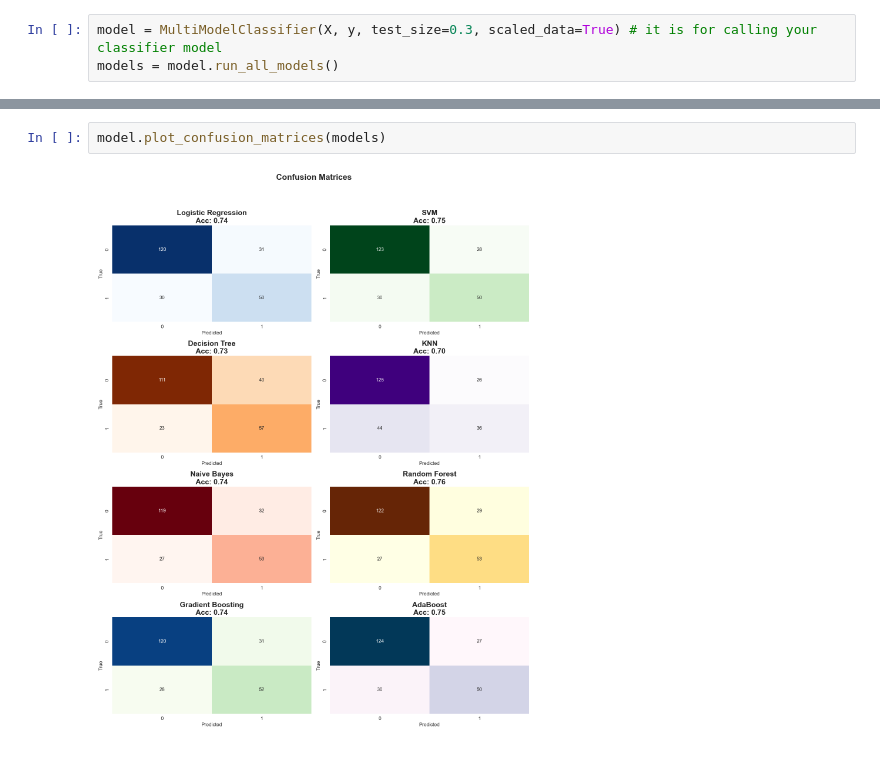
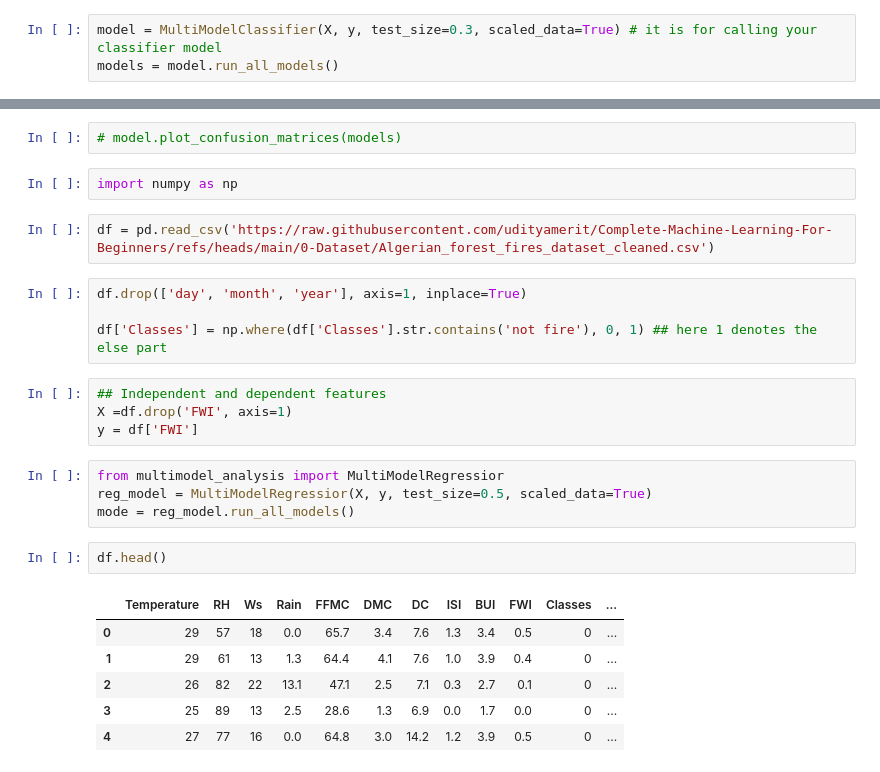
Before and after one commit to udityamerit/Multimodel-Analysis-Pacakge, a Jupyter notebook: test.ipynb, the cells around one changed output, grey strips where cells are left out. Cells and saved outputs as stored; diff of their text form.

Commit message:
updating the multimodel.py file

```diff
--- a/test.ipynb
+++ b/test.ipynb
@@ -23,4 +38,27 @@ model.plot_confusion_matrices(models)
 # %%
-model.plot_confusion_matrices(models)
+# model.plot_confusion_matrices(models)
-# %% [output]
-[figure, removed]
+# %%
+import numpy as np
+# %%
+df = pd.read_csv('https://raw.githubusercontent.com/udityamerit/Complete-Machine-Learning-For-Beginners/refs/heads/main/0-Dataset/Algerian_forest_fires_dataset_cleaned.csv')
+# %%
+df.drop(['day', 'month', 'year'], axis=1, inplace=True)
+
+df['Classes'] = np.where(df['Classes'].str.contains('not fire'), 0, 1) ## here 1 denotes the else part
+# %%
+## Independent and dependent features
+X =df.drop('FWI', axis=1)
+y = df['FWI']
+# %%
+from multimodel_analysis import MultiModelRegressior
+reg_model = MultiModelRegressior(X, y, test_size=0.5, scaled_data=True)
+mode = reg_model.run_all_models()
+# %%
+df.head()
+# %% [output]
+|  | Temperature | RH | Ws | Rain | FFMC | DMC | DC | ISI | BUI | FWI | Classes | ... |
+| 0 | 29 | 57 | 18 | 0.0 | 65.7 | 3.4 | 7.6 | 1.3 | 3.4 | 0.5 | 0 | ... |
+| 1 | 29 | 61 | 13 | 1.3 | 64.4 | 4.1 | 7.6 | 1.0 | 3.9 | 0.4 | 0 | ... |
+| 2 | 26 | 82 | 22 | 13.1 | 47.1 | 2.5 | 7.1 | 0.3 | 2.7 | 0.1 | 0 | ... |
+| 3 | 25 | 89 | 13 | 2.5 | 28.6 | 1.3 | 6.9 | 0.0 | 1.7 | 0.0 | 0 | ... |
+| 4 | 27 | 77 | 16 | 0.0 | 64.8 | 3.0 | 14.2 | 1.2 | 3.9 | 0.5 | 0 | ... |
```
Also changed, not shown: parts of 7 cells of this notebook, 10 other files.
